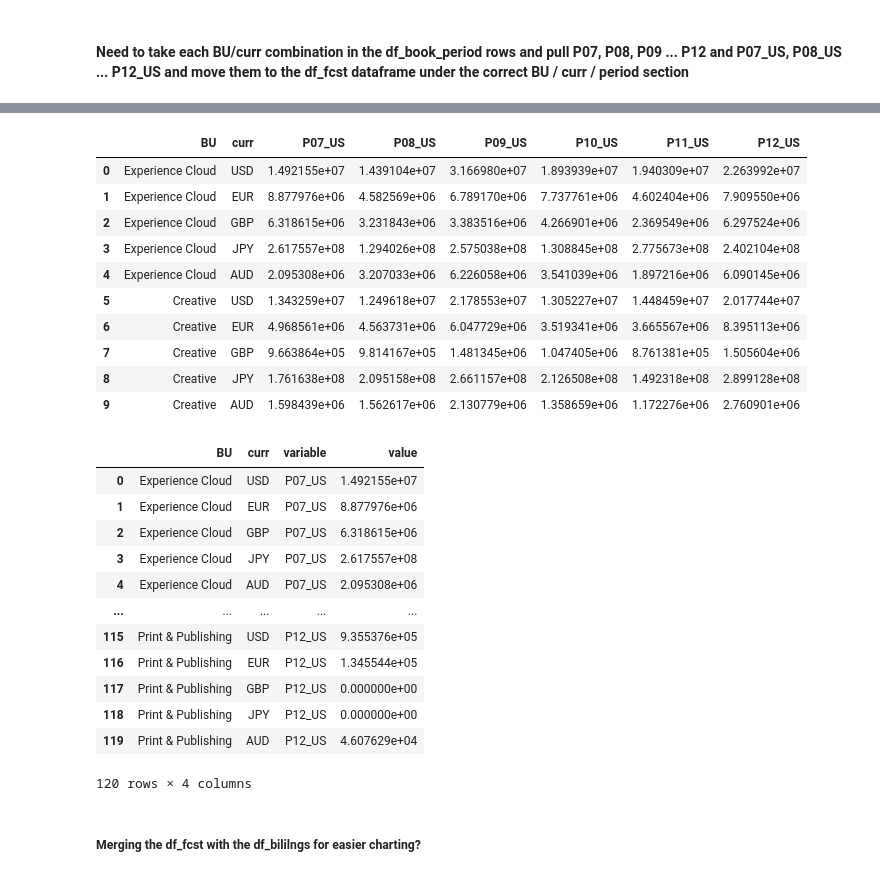
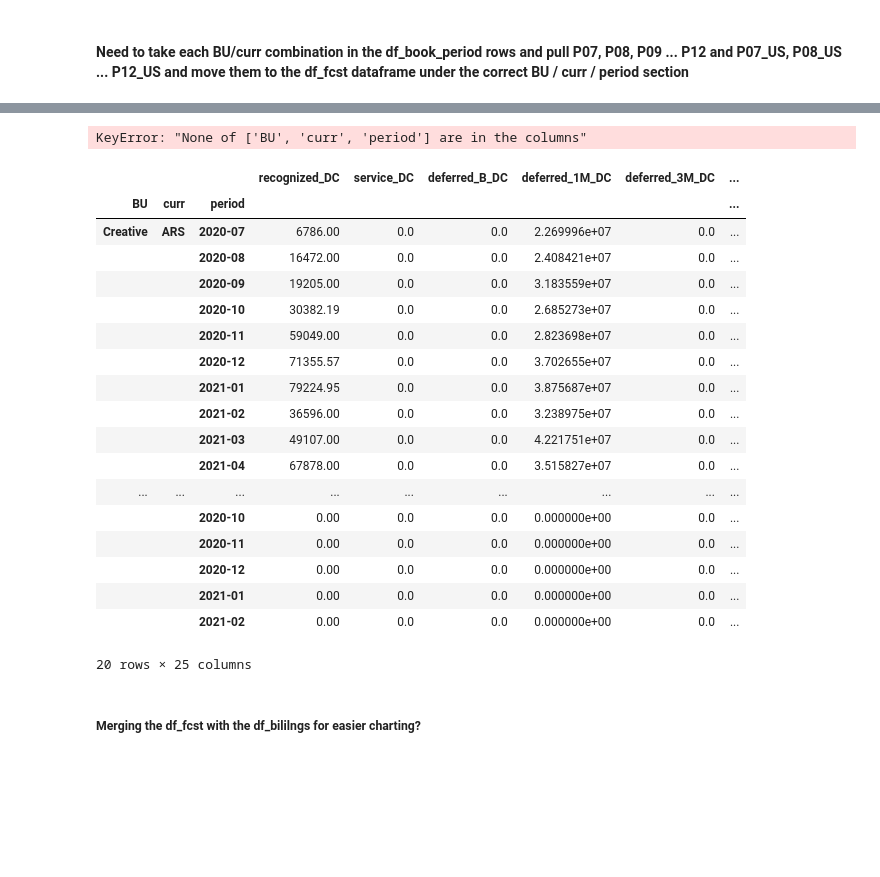
Before and after one commit to davidjsmith44/Deferred_Revenue_Forecast, a Jupyter notebook: notebooks/deferred_revenue_forecast.ipynb, the cells around one changed output, grey strips where cells are left out. Cells and saved outputs as stored; diff of their text form; code cells hidden in the pictures; blank space fills up the shorter version.

Commit message:
function for bookings being tested;

```diff
--- a/notebooks/deferred_revenue_forecast.ipynb
+++ b/notebooks/deferred_revenue_forecast.ipynb
@@ -2673,8 +2407,5 @@ df_billings.columns
 # %% [markdown]
 ### Adding the bookings data to the df_fcst. columns
-# %%
-df_fcst['book_1Y_DC'] = 0
-df_fcst['book_1Y_US'] = 0
 # %%
 df_book_period.head(10)
 # %% [output]
@@ -2720,14 +2425,0 @@ df_US = df_US.drop(columns = dc_list)
-# %%
-df_US.head(10)
-# %% [output]
-|  | BU | curr | P07_US | P08_US | P09_US | P10_US | P11_US | P12_US |
-| 0 | Experience Cloud | USD | 1.492155e+07 | 1.439104e+07 | 3.166980e+07 | 1.893939e+07 | 1.940309e+07 | 2.263992e+07 |
-| 1 | Experience Cloud | EUR | 8.877976e+06 | 4.582569e+06 | 6.789170e+06 | 7.737761e+06 | 4.602404e+06 | 7.909550e+06 |
-| 2 | Experience Cloud | GBP | 6.318615e+06 | 3.231843e+06 | 3.383516e+06 | 4.266901e+06 | 2.369549e+06 | 6.297524e+06 |
-| 3 | Experience Cloud | JPY | 2.617557e+08 | 1.294026e+08 | 2.575038e+08 | 1.308845e+08 | 2.775673e+08 | 2.402104e+08 |
-| 4 | Experience Cloud | AUD | 2.095308e+06 | 3.207033e+06 | 6.226058e+06 | 3.541039e+06 | 1.897216e+06 | 6.090145e+06 |
-| 5 | Creative | USD | 1.343259e+07 | 1.249618e+07 | 2.178553e+07 | 1.305227e+07 | 1.448459e+07 | 2.017744e+07 |
-| 6 | Creative | EUR | 4.968561e+06 | 4.563731e+06 | 6.047729e+06 | 3.519341e+06 | 3.665567e+06 | 8.395113e+06 |
-| 7 | Creative | GBP | 9.663864e+05 | 9.814167e+05 | 1.481345e+06 | 1.047405e+06 | 8.761381e+05 | 1.505604e+06 |
-| 8 | Creative | JPY | 1.761638e+08 | 2.095158e+08 | 2.661157e+08 | 2.126508e+08 | 1.492318e+08 | 2.899128e+08 |
-| 9 | Creative | AUD | 1.598439e+06 | 1.562617e+06 | 2.130779e+06 | 1.358659e+06 | 1.172276e+06 | 2.760901e+06 |
@@ -2737,16 +2425,0 @@ df_US_melt = pd.melt(df_US, id_vars = ['BU', 'curr'])
-# %%
-df_US_melt
-# %% [output]
-|  | BU | curr | variable | value |
-| 0 | Experience Cloud | USD | P07_US | 1.492155e+07 |
-| 1 | Experience Cloud | EUR | P07_US | 8.877976e+06 |
-| 2 | Experience Cloud | GBP | P07_US | 6.318615e+06 |
-| 3 | Experience Cloud | JPY | P07_US | 2.617557e+08 |
-| 4 | Experience Cloud | AUD | P07_US | 2.095308e+06 |
-| ... | ... | ... | ... | ... |
-| 115 | Print & Publishing | USD | P12_US | 9.355376e+05 |
-| 116 | Print & Publishing | EUR | P12_US | 1.345544e+05 |
-| 117 | Print & Publishing | GBP | P12_US | 0.000000e+00 |
-| 118 | Print & Publishing | JPY | P12_US | 0.000000e+00 |
-| 119 | Print & Publishing | AUD | P12_US | 4.607629e+04 |
-120 rows × 4 columns
@@ -2753,3 +2471,29 @@ df_US_melt
+# %%
+df_fcst = merge_bookings_to_fcst(df_book_period, df_fcst)
+# %% [output]
+KeyError: "None of ['BU', 'curr', 'period'] are in the columns"
+# %%
+df_fcst.head(20)
+# %% [output]
+|  |  |  | recognized_DC | service_DC | deferred_B_DC | deferred_1M_DC | deferred_3M_DC | ... |
+| BU | curr | period |  |  |  |  |  | ... |
+| Creative | ARS | 2020-07 | 6786.00 | 0.0 | 0.0 | 2.269996e+07 | 0.0 | ... |
+|  |  | 2020-08 | 16472.00 | 0.0 | 0.0 | 2.408421e+07 | 0.0 | ... |
+|  |  | 2020-09 | 19205.00 | 0.0 | 0.0 | 3.183559e+07 | 0.0 | ... |
+|  |  | 2020-10 | 30382.19 | 0.0 | 0.0 | 2.685273e+07 | 0.0 | ... |
+|  |  | 2020-11 | 59049.00 | 0.0 | 0.0 | 2.823698e+07 | 0.0 | ... |
+|  |  | 2020-12 | 71355.57 | 0.0 | 0.0 | 3.702655e+07 | 0.0 | ... |
+|  |  | 2021-01 | 79224.95 | 0.0 | 0.0 | 3.875687e+07 | 0.0 | ... |
+|  |  | 2021-02 | 36596.00 | 0.0 | 0.0 | 3.238975e+07 | 0.0 | ... |
+|  |  | 2021-03 | 49107.00 | 0.0 | 0.0 | 4.221751e+07 | 0.0 | ... |
+|  |  | 2021-04 | 67878.00 | 0.0 | 0.0 | 3.515827e+07 | 0.0 | ... |
+| ... | ... | ... | ... | ... | ... | ... | ... | ... |
+|  |  | 2020-10 | 0.00 | 0.0 | 0.0 | 0.000000e+00 | 0.0 | ... |
+|  |  | 2020-11 | 0.00 | 0.0 | 0.0 | 0.000000e+00 | 0.0 | ... |
+|  |  | 2020-12 | 0.00 | 0.0 | 0.0 | 0.000000e+00 | 0.0 | ... |
+|  |  | 2021-01 | 0.00 | 0.0 | 0.0 | 0.000000e+00 | 0.0 | ... |
+|  |  | 2021-02 | 0.00 | 0.0 | 0.0 | 0.000000e+00 | 0.0 | ... |
+20 rows × 25 columns
 # %% [markdown]
 ##### Merging the df_fcst with the df_bililngs for easier charting?
 # %%
```
Also changed, not shown: parts of 44 cells of this notebook.
